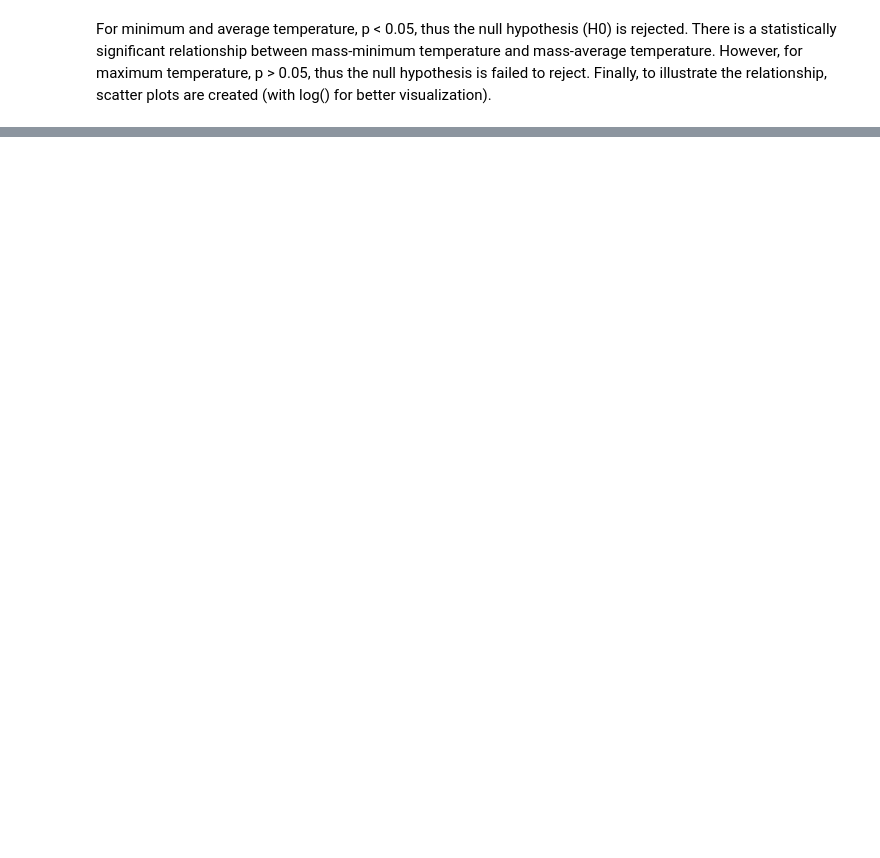
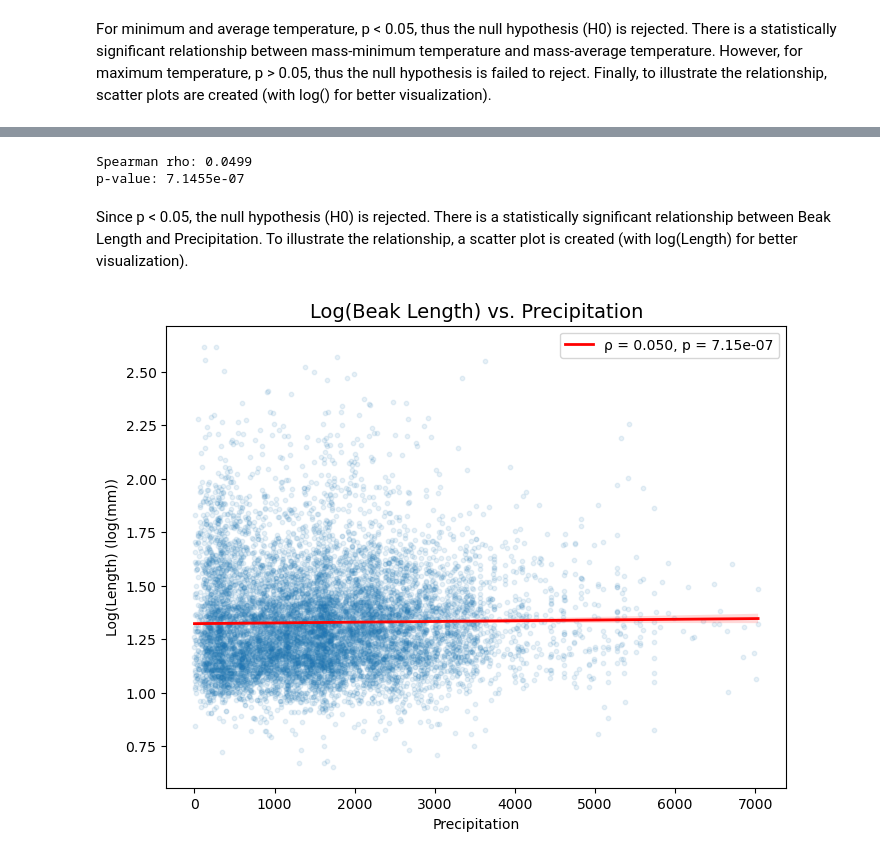
Before and after one commit to emrekisacik/Avian-Morphology-and-Climate, a Jupyter notebook: Climatic_EDA.ipynb, the cells around one changed output, grey strips where cells are left out. Drawn from its saved outputs; the diff is of its cells as text; code cells hidden in the pictures; blank space fills up the shorter version.

```diff
--- a/Climatic_EDA.ipynb
+++ b/Climatic_EDA.ipynb
@@ -420,0 +587,34 @@ plt.show()
+# %%
+correlation_rho, p_value_spearman = stats.spearmanr(df['bio_12'], df['Beak.Length_Culmen'])
+
+print(f"Spearman rho: {correlation_rho:.4f}")
+print(f"p-value: {p_value_spearman:.4e}")
+# %% [output]
+Spearman rho: 0.0499
+p-value: 7.1455e-07
+# %% [markdown]
+Since p < 0.05, the null hypothesis (H0) is rejected. There is a statistically significant relationship between Beak Length and Precipitation. To illustrate the relationship, a scatter plot is created (with log(Length) for better visualization).
+# %%
+df['log_BeakLength'] = np.log10(df['Beak.Length_Culmen'])
+
+rho, p = stats.spearmanr(df['bio_12'], df['log_BeakLength'], nan_policy='omit')
+
+fig, ax = plt.subplots(1, 1, figsize=(8, 6))
+
+sns.regplot(
+    x='bio_12',
+    y='log_BeakLength',
+    data=df,
+    ax=ax,
+    scatter_kws={'alpha': 0.1, 's': 10},
+    line_kws={'color': 'red', 'lw': 2, 'label': f'ρ = {rho:.3f}, p = {p:.2e}'}
+)
+
+ax.set_title(f"Log(Beak Length) vs. Precipitation", fontsize=14)
+ax.set_xlabel(f"Precipitation")
+ax.set_ylabel(f"Log(Length) (log(mm))")
+ax.legend(loc='upper right', fontsize=10)
+
+plt.show()
+# %% [output]
+[figure, added]
```
Also changed, not shown: parts of 40 cells of this notebook, 1 other file.
